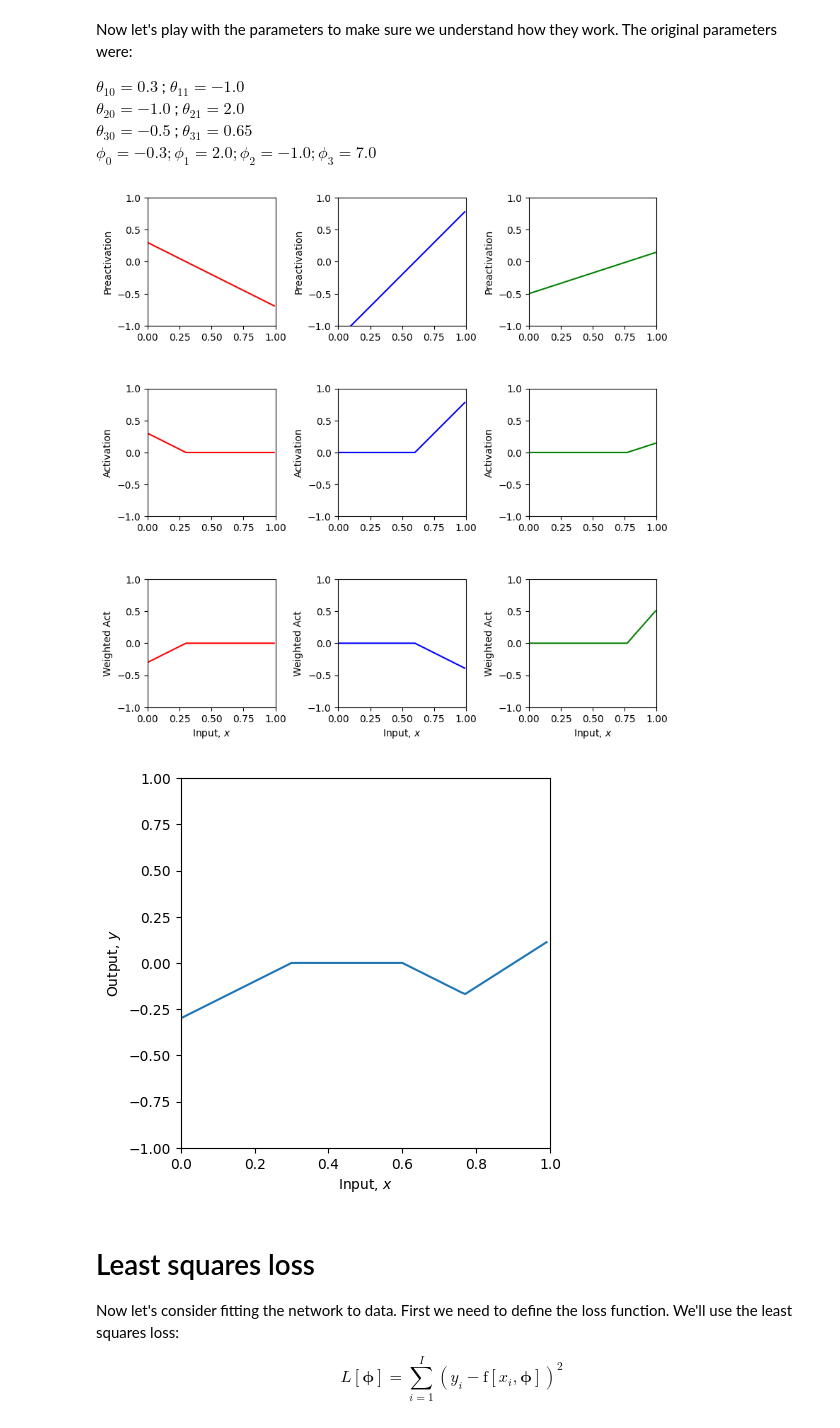
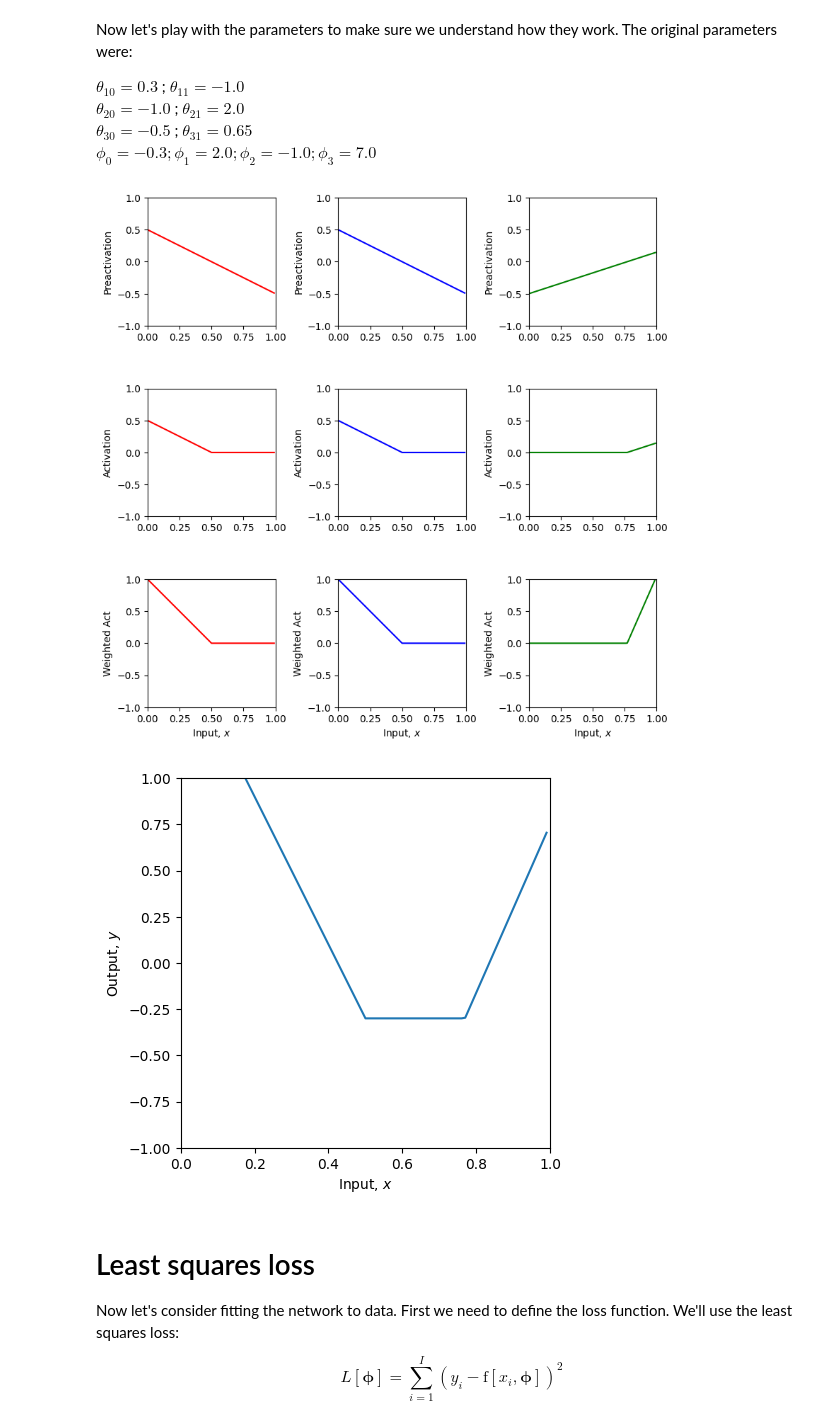
Before and after one commit to abubake/abubake, a Jupyter notebook: Notebooks/Chap03/3_1_Shallow_Networks_I.ipynb, the cells around one changed output. Drawn from its saved outputs; the diff is of its cells as text; code cells hidden in the pictures.

Commit message:
visualizing and hand tuning shallow neural nets

```diff
--- a/Notebooks/Chap03/3_1_Shallow_Networks_I.ipynb
+++ b/Notebooks/Chap03/3_1_Shallow_Networks_I.ipynb
@@ -145,38 +145,49 @@ $\phi_0 = -0.3; \phi_1 = 2.0; \phi_2 = -1.0; \phi_3 = 7.0$
 # 3. Predict what effect multiplying phi_1 by -1 will have.  Check if you are correct.
   # it will cause a flip across the x-axis up to the first joint. -> yep!
 
 # 4. Predict what effect setting theta_20 to -1.2 will have.  Check if you are correct.
   # chaning theta_20 to be slightly more negative should shift down the second preactivation, whihc will lead to more negative values, and a bigger "off region" in the output.
   # -> yep!
 
 # 5. Change the parameters so that there are only two "joints" (including outside the range of the plot)
 # There are actually three ways to do this. See if you can figure them all out
+  # first way: deactivate a neuron (make it 0)
+  # second: make it so that for the minimum of the input range, the activation function will not clip. EX: -5
+  # keep the preactivation above 0 at all times
+  # always flat line - above or below 0 will always yeild correct, or, any sloped line that doesn't cross 0
 
 # 6. With the original parameters, the second line segment is flat (i.e. has slope zero)
 # How could you change theta_10 so that all of the segments have non-zero slopes
+  # I could shift it up
 
 # 7. What do you predict would happen if you multiply theta_20 and theta21 by 0.5, and phi_2 by 2.0?
 # Check if you are correct.
+  # a joint will be added back, and the slope will remain the same of the preactivation. We are getting rid of some of the clipping region.
+  # PHI_2's increease will result in a negative slope that is stronger than before .2 to slightly past .8
+  # It did nothing?? - so basically the change in weight served to undo, or provide the same sol. as another combo. They are linearly depenedent?
 
 # 8. What do you predict would happen if you multiply theta_20 and theta21 by -0.5, and phi_2 by -2.0?
 # Check if you are correct.
+  # we are flipping all the signs, so we have a pos schift up, with gentle negative slope
+  # more of an early negative slope, into a deactivated region.
+  # basically what I was expecting :)
 
-theta_10 =  0.3 ; theta_11 = -1.0
-theta_20 = -1.2  ; theta_21 = 2.0
+theta_10 =  .5 ; theta_11 = -1.0
+theta_20 = -1.0*-.5  ; theta_21 = 2.0*-.5
 theta_30 = -0.5  ; theta_31 = 0.65
-phi_0 = 0; phi_1 = 2.0*.5*-1; phi_2 = -1.0*.5; phi_3 = 7.0*.5
+phi_0 = -0.3; phi_1 = 2.0; phi_2 = -1.0*-2; phi_3 = 7.0
 
 # Define a range of input values
 x = np.arange(0,1,0.01)
 
 # We run the neural network for each of these input values
 y, pre_1, pre_2, pre_3, act_1, act_2, act_3, w_act_1, w_act_2, w_act_3 = \
     shallow_1_1_3(x, ReLU, phi_0,phi_1,phi_2,phi_3, theta_10, theta_11, theta_20, theta_21, theta_30, theta_31)
 # And then plot it
 plot_neural(x, y, pre_1, pre_2, pre_3, act_1, act_2, act_3, w_act_1, w_act_2, w_act_3, plot_all=True)
 # %% [output]
-[figure, old version]
+[figure, new version]
-[figure, old version]
+[figure, new version]
 # %% [markdown]
 # Least squares loss
 
```
Also changed, not shown: parts of 2 cells of this notebook.
